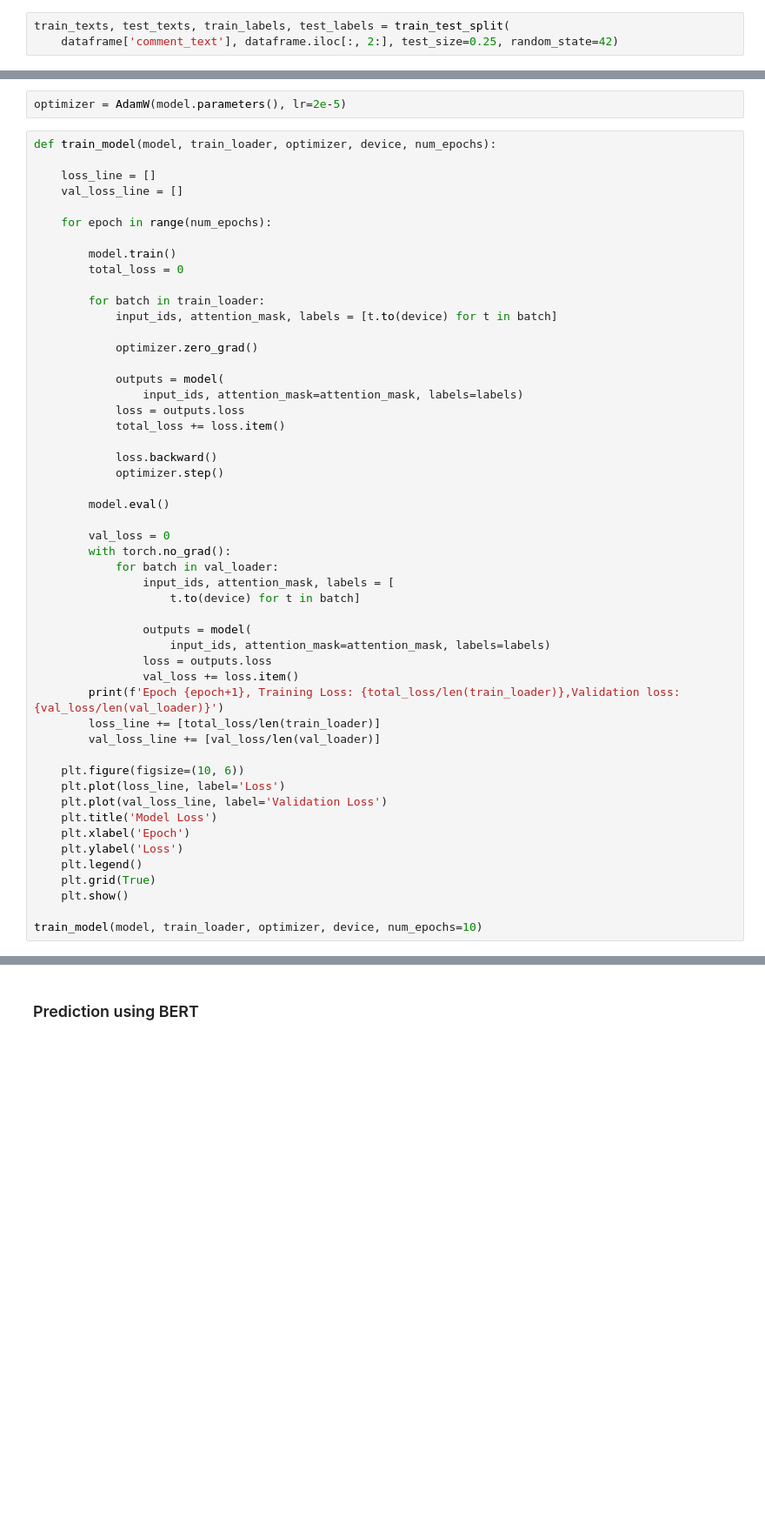
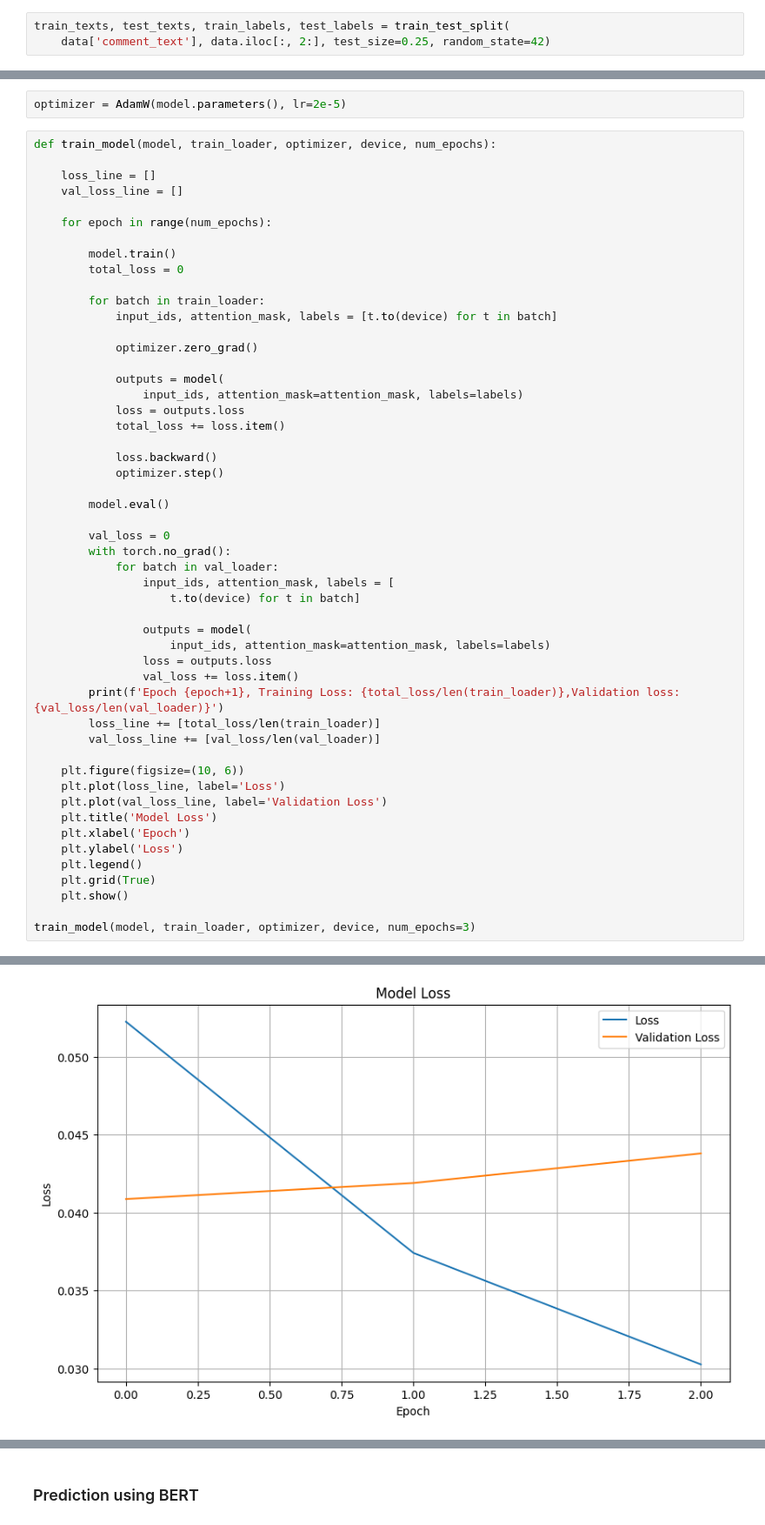
Before and after one commit to nilaydatta1234/Toxicity-Classifier, a Jupyter notebook: Toxicity.ipynb, the cells around one changed output, grey strips where cells are left out. Shown: that part at 87% size. Saved outputs shown, nothing was run; the diff lists cells and outputs as text; blank space fills up the shorter version.

```diff
--- a/Toxicity.ipynb
+++ b/Toxicity.ipynb
@@ -318,6 +323,6 @@ dataframe = dataframe.sample(frac=1, random_state=42)
 # %%
 train_texts, test_texts, train_labels, test_labels = train_test_split(
-	dataframe['comment_text'], dataframe.iloc[:, 2:], test_size=0.25, random_state=42)
+	data['comment_text'], data.iloc[:, 2:], test_size=0.25, random_state=42)
 # %%
 test_texts, val_texts, test_labels, val_labels = train_test_split(
 	test_texts, test_labels, test_size=0.5, random_state=42)
@@ -432,4 +449,5 @@ def train_model(model, train_loader, optimizer, device, num_epochs):
 	plt.grid(True)
 	plt.show()
 
-train_model(model, train_loader, optimizer, device, num_epochs=10)
+train_model(model, train_loader, optimizer, device, num_epochs=3)
+# %% [output]
@@ -436,3 +457,4 @@ train_model(model, train_loader, optimizer, device, num_epochs=10)
+[figure, added]
 # %%
 def evaluate_model(model, test_loader, device):
 	model.eval()
```
Also changed, not shown: parts of 14 cells of this notebook.
